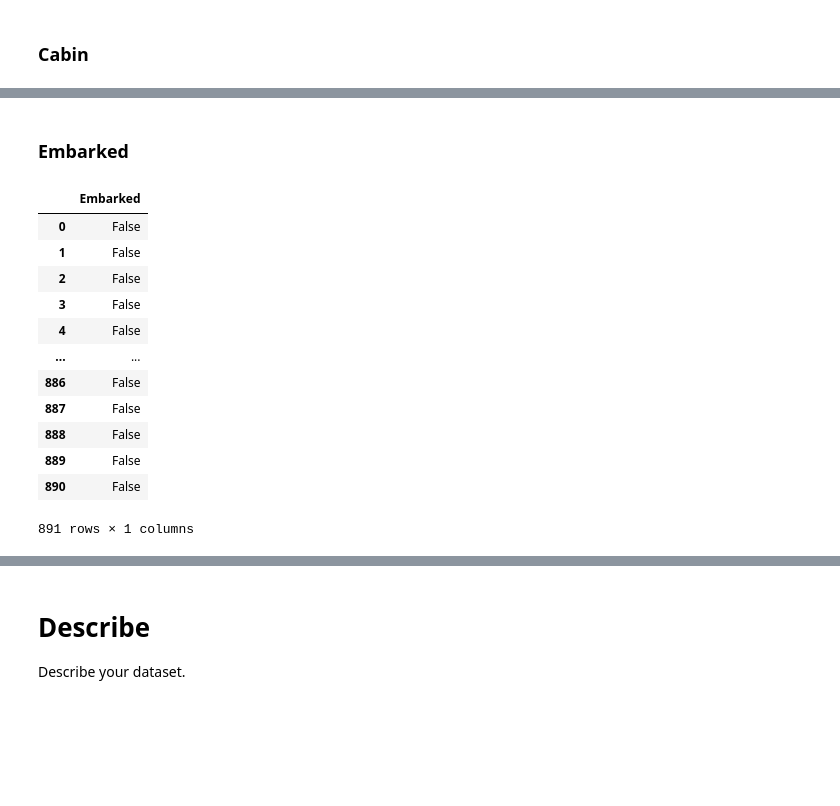
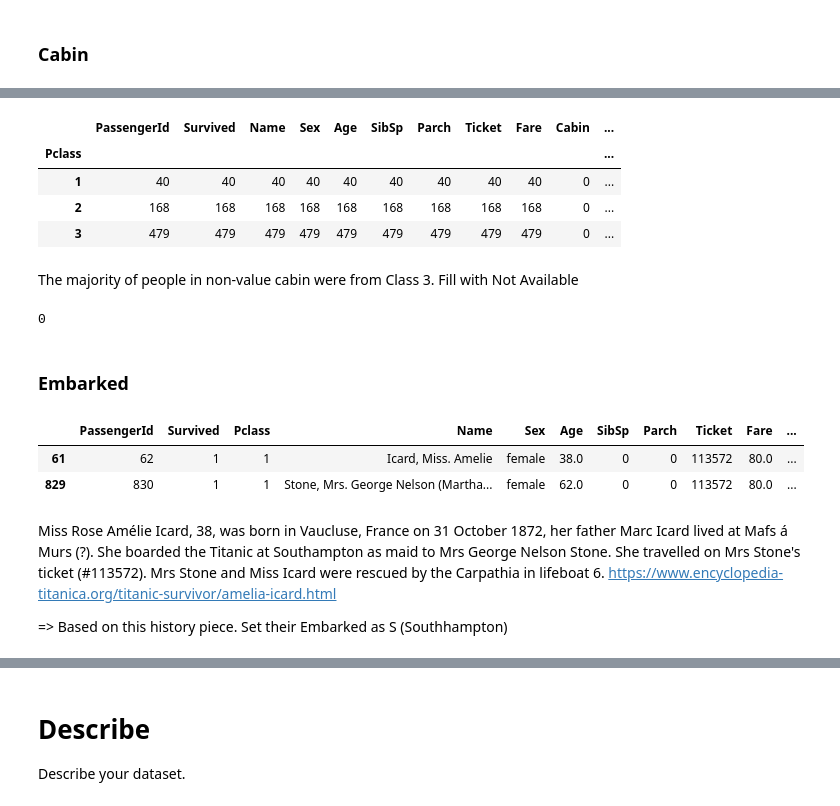
Before and after one commit to tdnam/ds, a Jupyter notebook: w3/lab/IOD_Lab 3.2.1.ipynb, the cells around one changed output, grey strips where cells are left out. Cells and saved outputs as stored; diff of their text form; code cells hidden in the pictures; blank space fills up the shorter version.

```diff
--- a/w3/lab/IOD_Lab 3.2.1.ipynb
+++ b/w3/lab/IOD_Lab 3.2.1.ipynb
@@ -34,6 +34,13 @@ In this lab, we'll explore this dataset to find insight.
 import pandas as pd
 import numpy as np
 import matplotlib.pyplot as plt
+import seaborn as sns
+# from sklearn.preprocessing import PowerTransformer
+
+sns.set(color_codes = True)
+pd.set_option('display.max_rows', 50)
+
+plt.style.use('fivethirtyeight')
 
 %matplotlib inline
 # %% [markdown]
@@ -176,0 +173,2 @@ titanic[['Age']].fillna(-1)
+# %%
+titanic["Age"] = titanic.groupby(["Sex"])["Age"].apply(lambda a: a.fillna(a.median()))
@@ -196,19 +218,34 @@ titanic[['Cabin']].fillna(np.nan)
+# %%
+null_cabins.groupby("Pclass").count()
+# %% [output]
+|  | PassengerId | Survived | Name | Sex | Age | SibSp | Parch | Ticket | Fare | Cabin | ... |
+| Pclass |  |  |  |  |  |  |  |  |  |  | ... |
+| 1 | 40 | 40 | 40 | 40 | 40 | 40 | 40 | 40 | 40 | 0 | ... |
+| 2 | 168 | 168 | 168 | 168 | 168 | 168 | 168 | 168 | 168 | 0 | ... |
+| 3 | 479 | 479 | 479 | 479 | 479 | 479 | 479 | 479 | 479 | 0 | ... |
+# %% [markdown]
+The majority of people in non-value cabin were from Class 3. Fill with Not Available
+# %%
+titanic["Cabin"] = titanic["Cabin"].fillna("N/A")
+# %%
+titanic["Cabin"].isna().sum()
+# %% [output]
+0
 # %% [markdown]
 ### Embarked
 # %%
 # ANSWER
-titanic[['Embarked']].isnull().
+# titanic[['Embarked']].isnull().fillna(np.nan)
+null_embarked = titanic[pd.isna(titanic['Embarked'])]
+null_embarked
 # %% [output]
-|  | Embarked |
-| 0 | False |
-| 1 | False |
-| 2 | False |
-| 3 | False |
-| 4 | False |
-| ... | ... |
-| 886 | False |
-| 887 | False |
-| 888 | False |
-| 889 | False |
-| 890 | False |
+|  | PassengerId | Survived | Pclass | Name | Sex | Age | SibSp | Parch | Ticket | Fare | ... |
+| 61 | 62 | 1 | 1 | Icard, Miss. Amelie | female | 38.0 | 0 | 0 | 113572 | 80.0 | ... |
+| 829 | 830 | 1 | 1 | Stone, Mrs. George Nelson (Martha... | female | 62.0 | 0 | 0 | 113572 | 80.0 | ... |
-891 rows × 1 columns
+# %% [markdown]
+Miss Rose Amélie Icard, 38, was born in Vaucluse, France on 31 October 1872, her father Marc Icard lived at Mafs á Murs (?).
+She boarded the Titanic at Southampton as maid to Mrs George Nelson Stone. She travelled on Mrs Stone's ticket (#113572).
+Mrs Stone and Miss Icard were rescued by the Carpathia in lifeboat 6.
+https://www.encyclopedia-titanica.org/titanic-survivor/amelia-icard.html
+
+=> Based on this history piece. Set their Embarked as S (Southhampton)
```
Also changed, not shown: parts of 36 cells of this notebook.
